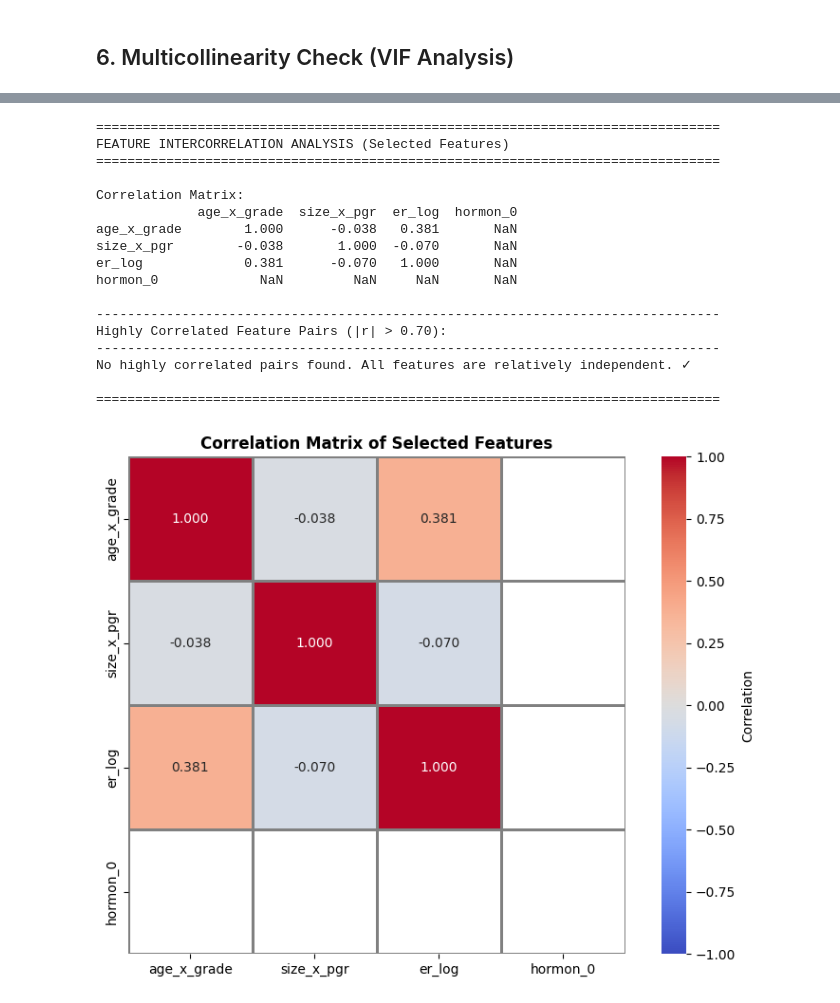
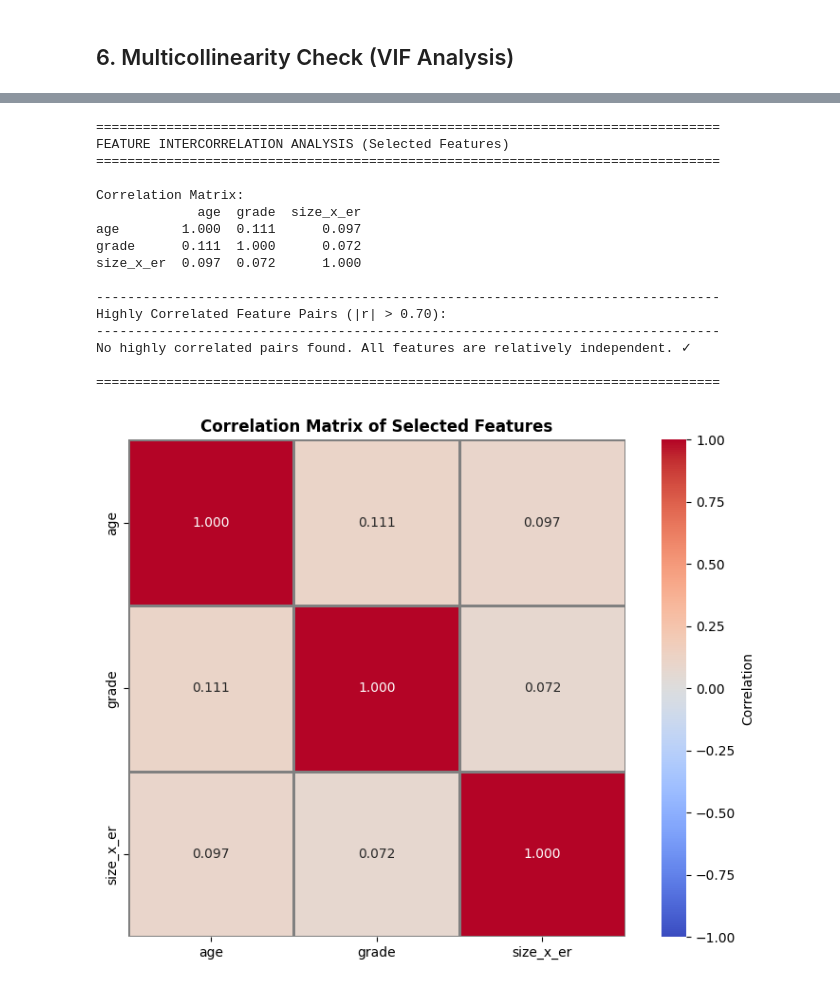
Before and after one commit to baricio00/Health-Informatics-2025-26, a Jupyter notebook: task1/task1_node_zero.ipynb, the cells around one changed output, grey strips where cells are left out. Saved outputs shown, nothing was run; the diff lists cells and outputs as text; code cells hidden in the pictures.

```diff
--- a/task1/task1_node_zero.ipynb
+++ b/task1/task1_node_zero.ipynb
@@ -456,8 +447,8 @@ from sklearn.compose import ColumnTransformer
 from sklearn.pipeline import Pipeline
 
 # 1. Define Features
-numerical = ['age_x_grade', 'size_x_pgr', 'er_log']
-categorical = ['hormon', 'chemo']
+numerical = ['grade', 'age', 'size_x_er']
+categorical = ['pgr_cat']
 
 # 2. Define Pipelines
 num_pipe = Pipeline([
@@ -477,40 +468,31 @@ preprocessor = ColumnTransformer(
     verbose_feature_names_out=False
 )
 # %%
-# --- Prepare Data and Preprocess (NO TRAIN/TEST SPLIT YET) ---
+# --- Prepare Data (NO PREPROCESSING FIT YET) ---
 from sklearn.model_selection import train_test_split
 from sklearn.utils import resample
 
-# Prepare Data with selected features
-X = df_clean[['age_x_grade', 'size_x_pgr', 'er_log', 'hormon', 'chemo']]
-y = df_clean['target']
+# Prepare raw data
+X_raw = new_df[numerical + categorical]
+y = new_df['target']
 
-# Preprocess FULL dataset (will be split inside CV)
-X_proc = preprocessor.fit_transform(X)
-feature_names = preprocessor.get_feature_names_out()
-
-# Convert to DataFrame for easier handling
-X_df = pd.DataFrame(X_proc, columns=feature_names, index=X.index)
-
-print(f"Full dataset size: {X_df.shape[0]}")
-print(f"Processed features: {', '.join(feature_names)}")
-print(f"Total features: {len(feature_names)}")
+print(f"Full dataset size: {X_raw.shape[0]}")
+print(f"Raw features: {', '.join(X_raw.columns)}")
+print(f"Total raw features: {X_raw.shape[1]}")
 print(f"Class distribution: {y.value_counts().sort_index().to_dict()}")
 print()
 
-# --- UNDERSAMPLING FUNCTION (to be applied in each CV fold) ---
+# --- UNDERSAMPLING FUNCTION ---
 def undersample_data(X_fold, y_fold, random_state=None):
     """
     Undersample the majority class to match minority class size.
     Returns undersampled X and y.
     """
-    # Separate majority and minority classes
     X_majority = X_fold[y_fold == 0]
     X_minority = X_fold[y_fold == 1]
     y_majority = y_fold[y_fold == 0]
     y_minority = y_fold[y_fold == 1]
 
-    # Undersample majority class
     X_majority_undersampled, y_majority_undersampled = resample(
         X_majority,
         y_majority,
@@ -519,7 +501,6 @@ def undersample_data(X_fold, y_fold, random_state=None):
         replace=False
     )
 
-    # Combine and shuffle
     X_balanced = pd.concat([X_majority_undersampled, X_minority])
     y_balanced = pd.concat([y_majority_undersampled, y_minority])
 
@@ -936,12 +938,12 @@ age_x_grade  0.6706 0.1331   0.5163    0.1146 0.7333   0.1982
 
 ================================================================================
 # %%
-# --- CORRELATION & MULTICOLLINEARITY AMONG SELECTED FEATURES ---
+# --- CORRELATION & MULTICOLLINEARITY AMONG SELECTED FEATURES (VALIDATION SET) ---
 print("=" * 80)
 print("FEATURE INTERCORRELATION ANALYSIS (Selected Features)")
 print("=" * 80 + "\n")
 
-X_selected = X_test[best_features]
+X_selected = X_val[final_features]
 corr_matrix = X_selected.corr()
 
 print("Correlation Matrix:")
@@ -953,15 +955,15 @@ print("Highly Correlated Feature Pairs (|r| > 0.70):")
 print("-" * 80)
 
 high_corr_pairs = []
-for i in range(len(best_features)):
-    for j in range(i+1, len(best_features)):
+for i in range(len(final_features)):
+    for j in range(i + 1, len(final_features)):
         corr_val = corr_matrix.iloc[i, j]
         if abs(corr_val) > 0.70:
             high_corr_pairs.append({
-                'Feature 1': best_features[i],
-                'Feature 2': best_features[j],
+                'Feature 1': final_features[i],
+                'Feature 2': final_features[j],
                 'Correlation': f"{corr_val:.4f}",
-                'Redundancy Risk': 'HIGH' if abs(corr_val) > 0.85 else 'MODERATE'
+                'Redundancy Risk': 'HIGH' if abs(corr_val) > 0.85 else 'MODERATE',
             })
 
 if high_corr_pairs:
@@ -970,39 +972,38 @@ if high_corr_pairs:
     print("\n**ACTION:** For highly correlated pairs, keep the feature with:")
     print("  1. Higher univariate ROC-AUC")
     print("  2. Higher coefficient magnitude in the final model")
     print("  3. Greater clinical relevance")
 else:
     print("No highly correlated pairs found. All features are relatively independent. ✓")
 
 # Plot correlation heatmap
 print("\n" + "=" * 80)
 
 fig, ax = plt.subplots(figsize=(8, 6))
 sns.heatmap(corr_matrix, annot=True, fmt='.3f', cmap='coolwarm', center=0,
             cbar_kws={'label': 'Correlation'}, ax=ax, vmin=-1, vmax=1,
             square=True, linewidths=1, linecolor='gray')
 ax.set_title('Correlation Matrix of Selected Features', fontsize=12, fontweight='bold')
 plt.tight_layout()
 plt.show()
 # %% [output]
 ================================================================================
 FEATURE INTERCORRELATION ANALYSIS (Selected Features)
 ================================================================================
 
 Correlation Matrix:
-             age_x_grade  size_x_pgr  er_log  hormon_0
-age_x_grade        1.000      -0.038   0.381       NaN
-size_x_pgr        -0.038       1.000  -0.070       NaN
-er_log             0.381      -0.070   1.000       NaN
-hormon_0             NaN         NaN     NaN       NaN
+             age  grade  size_x_er
+age        1.000  0.111      0.097
+grade      0.111  1.000      0.072
+size_x_er  0.097  0.072      1.000
 
 --------------------------------------------------------------------------------
 Highly Correlated Feature Pairs (|r| > 0.70):
 --------------------------------------------------------------------------------
 No highly correlated pairs found. All features are relatively independent. ✓
 
 ================================================================================
-[figure, old version]
+[figure, new version]
 # %%
 fig, axes = plt.subplots(2, 2, figsize=(14, 10))
 metrics_to_plot = ['auc', 'pr_auc', 'accuracy', 'f1']
```
Also changed, not shown: parts of 28 cells of this notebook, 9 other files.
